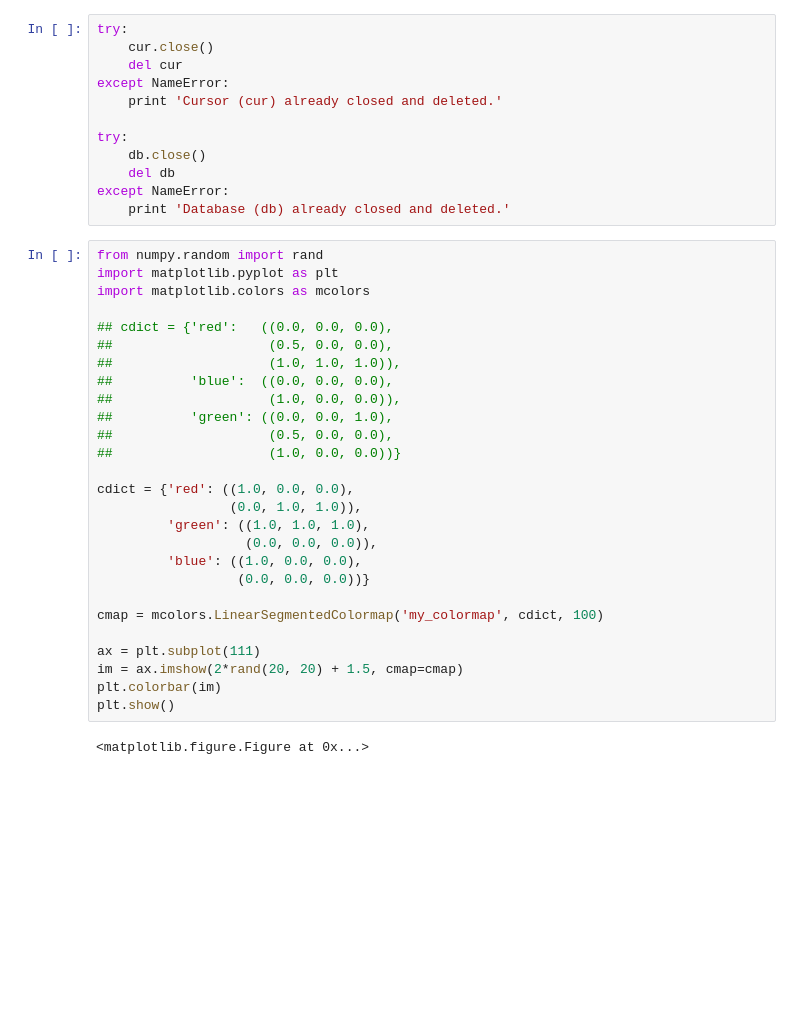
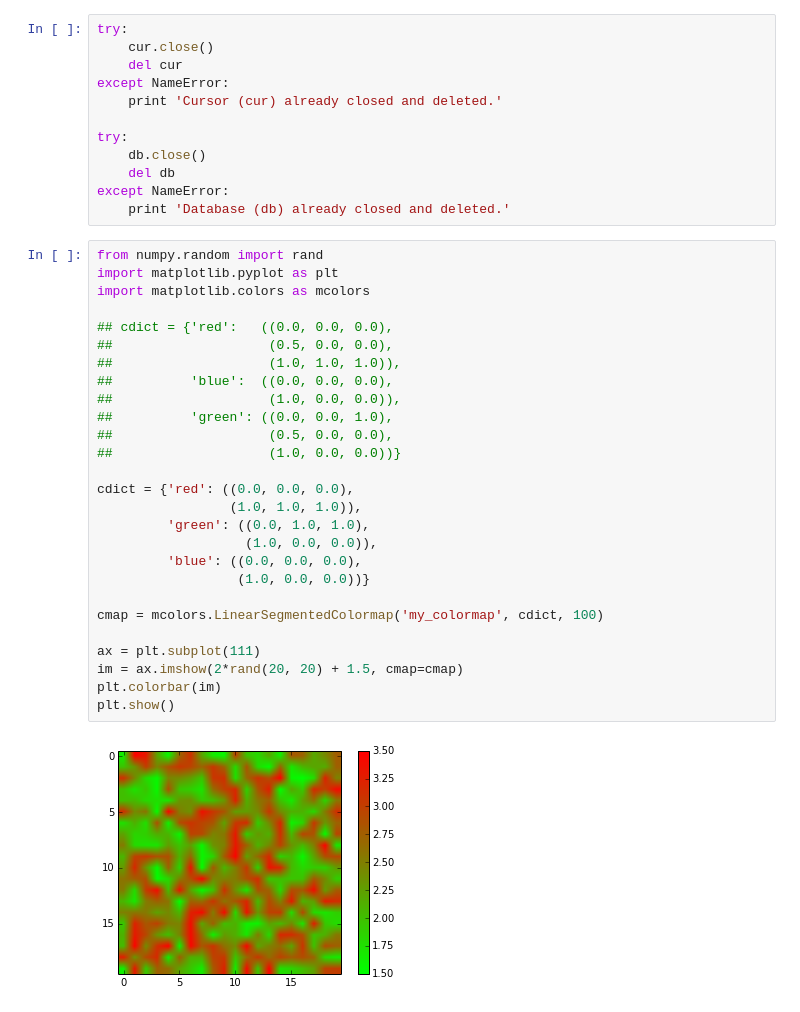
Before and after one commit to mqk/DelayMeNot, a Jupyter notebook: notebooks/database_setup.ipynb, the cells around one changed output. Cells and saved outputs as stored; diff of their text form; blank space fills up the shorter version.

```diff
--- a/notebooks/database_setup.ipynb
+++ b/notebooks/database_setup.ipynb
@@ -638,29 +638,29 @@ except NameError:
 # %%
 from numpy.random import rand
 import matplotlib.pyplot as plt
 import matplotlib.colors as mcolors
 
 ## cdict = {'red':   ((0.0, 0.0, 0.0),
 ##                    (0.5, 0.0, 0.0),
 ##                    (1.0, 1.0, 1.0)),
 ##          'blue':  ((0.0, 0.0, 0.0),
 ##                    (1.0, 0.0, 0.0)),
 ##          'green': ((0.0, 0.0, 1.0),
 ##                    (0.5, 0.0, 0.0),
 ##                    (1.0, 0.0, 0.0))}
 
-cdict = {'red': ((1.0, 0.0, 0.0),
-                 (0.0, 1.0, 1.0)),
-         'green': ((1.0, 1.0, 1.0),
-                   (0.0, 0.0, 0.0)),
-         'blue': ((1.0, 0.0, 0.0),
-                  (0.0, 0.0, 0.0))}
+cdict = {'red': ((0.0, 0.0, 0.0),
+                 (1.0, 1.0, 1.0)),
+         'green': ((0.0, 1.0, 1.0),
+                   (1.0, 0.0, 0.0)),
+         'blue': ((0.0, 0.0, 0.0),
+                  (1.0, 0.0, 0.0))}
 
 cmap = mcolors.LinearSegmentedColormap('my_colormap', cdict, 100)
 
 ax = plt.subplot(111)
 im = ax.imshow(2*rand(20, 20) + 1.5, cmap=cmap)
 plt.colorbar(im)
 plt.show()
 # %% [output]
-<matplotlib.figure.Figure at 0x...>
+[figure, added]
```
Also changed, not shown: 4 other files.
